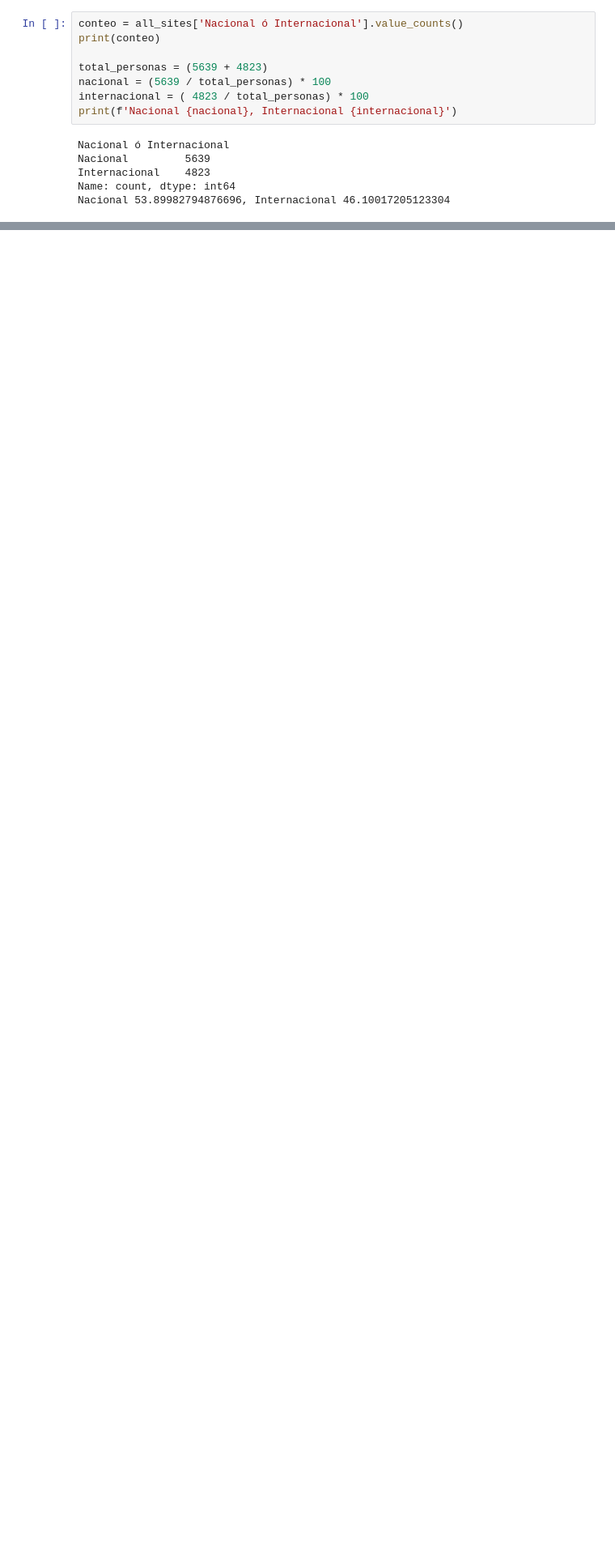
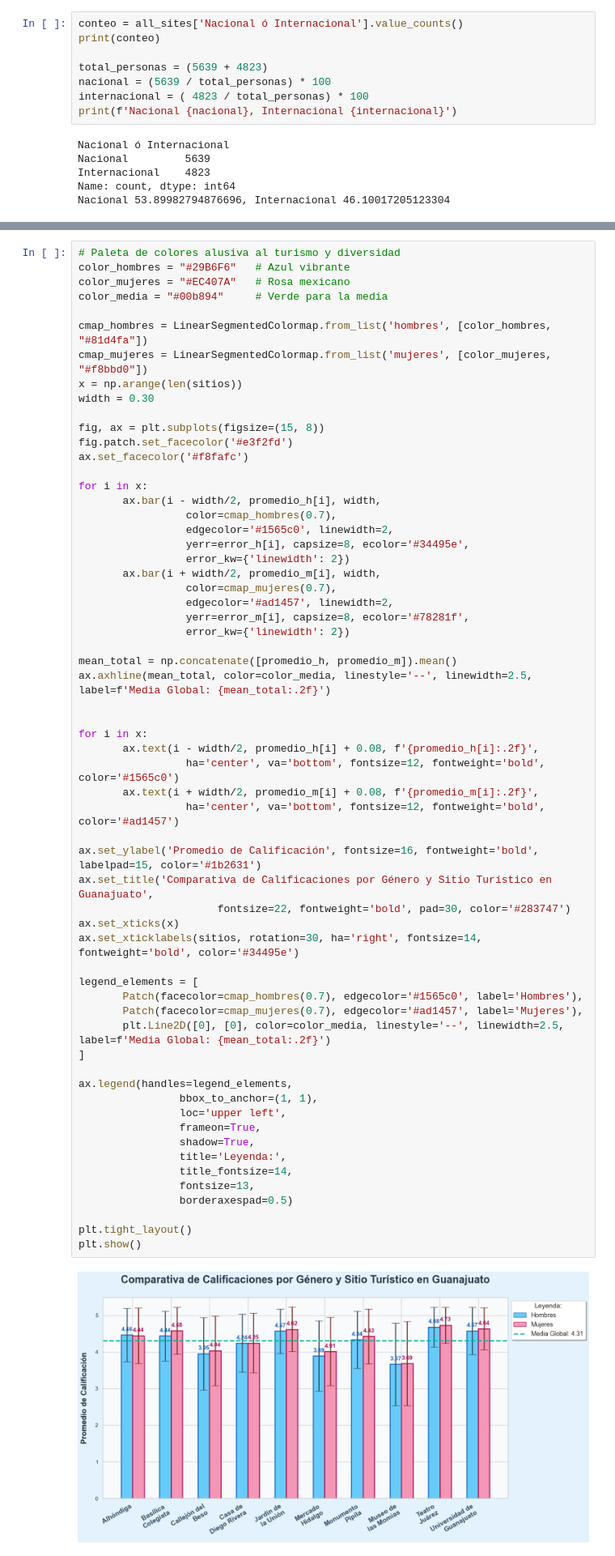
Before and after one commit to Seikened/semestre_IV, a Jupyter notebook: graphic_visualization/proyecto_final/Proyecto_FernandoLeonFranco_codigo.ipynb, the cells around one changed output, grey strips where cells are left out. Shown: that part at 81% size. Saved outputs shown, nothing was run; the diff lists cells and outputs as text; blank space fills up the shorter version.

```diff
--- a/graphic_visualization/proyecto_final/Proyecto_FernandoLeonFranco_codigo.ipynb
+++ b/graphic_visualization/proyecto_final/Proyecto_FernandoLeonFranco_codigo.ipynb
@@ -293,0 +338,63 @@ plt.show()
+# %%
+# Paleta de colores alusiva al turismo y diversidad
+color_hombres = "#29B6F6"   # Azul vibrante
+color_mujeres = "#EC407A"   # Rosa mexicano
+color_media = "#00b894"     # Verde para la media
+
+cmap_hombres = LinearSegmentedColormap.from_list('hombres', [color_hombres, "#81d4fa"])
+cmap_mujeres = LinearSegmentedColormap.from_list('mujeres', [color_mujeres, "#f8bbd0"])
+x = np.arange(len(sitios))
+width = 0.30
+
+fig, ax = plt.subplots(figsize=(15, 8))
+fig.patch.set_facecolor('#e3f2fd')
+ax.set_facecolor('#f8fafc')
+
+for i in x:
+       ax.bar(i - width/2, promedio_h[i], width,
+                 color=cmap_hombres(0.7),
+                 edgecolor='#1565c0', linewidth=2,
+                 yerr=error_h[i], capsize=8, ecolor='#34495e',
+                 error_kw={'linewidth': 2})
+       ax.bar(i + width/2, promedio_m[i], width,
+                 color=cmap_mujeres(0.7),
+                 edgecolor='#ad1457', linewidth=2,
+                 yerr=error_m[i], capsize=8, ecolor='#78281f',
+                 error_kw={'linewidth': 2})
+
+mean_total = np.concatenate([promedio_h, promedio_m]).mean()
+ax.axhline(mean_total, color=color_media, linestyle='--', linewidth=2.5, label=f'Media Global: {mean_total:.2f}')
+
+
+for i in x:
+       ax.text(i - width/2, promedio_h[i] + 0.08, f'{promedio_h[i]:.2f}',
+                 ha='center', va='bottom', fontsize=12, fontweight='bold', color='#1565c0')
+       ax.text(i + width/2, promedio_m[i] + 0.08, f'{promedio_m[i]:.2f}',
+                 ha='center', va='bottom', fontsize=12, fontweight='bold', color='#ad1457')
+
+ax.set_ylabel('Promedio de Calificación', fontsize=16, fontweight='bold', labelpad=15, color='#1b2631')
+ax.set_title('Comparativa de Calificaciones por Género y Sitio Turístico en Guanajuato',
+                      fontsize=22, fontweight='bold', pad=30, color='#283747')
+ax.set_xticks(x)
+ax.set_xticklabels(sitios, rotation=30, ha='right', fontsize=14, fontweight='bold', color='#34495e')
+
+legend_elements = [
+       Patch(facecolor=cmap_hombres(0.7), edgecolor='#1565c0', label='Hombres'),
+       Patch(facecolor=cmap_mujeres(0.7), edgecolor='#ad1457', label='Mujeres'),
+       plt.Line2D([0], [0], color=color_media, linestyle='--', linewidth=2.5, label=f'Media Global: {mean_total:.2f}')
+]
+
+ax.legend(handles=legend_elements,
+                bbox_to_anchor=(1, 1),
+                loc='upper left',
+                frameon=True,
+                shadow=True,
+                title='Leyenda:',
+                title_fontsize=14,
+                fontsize=13,
+                borderaxespad=0.5)
+
+plt.tight_layout()
+plt.show()
+# %% [output]
+[figure, added]
```
Also changed, not shown: parts of 3 cells of this notebook.
